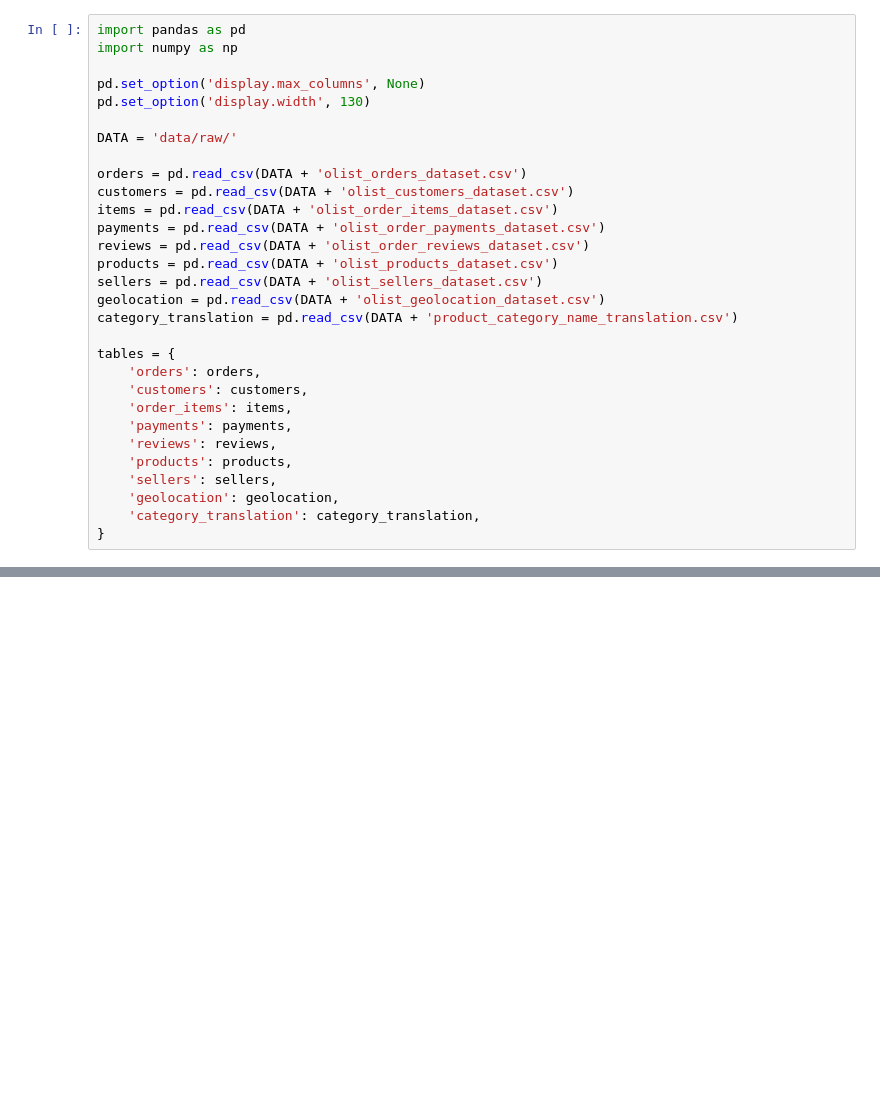
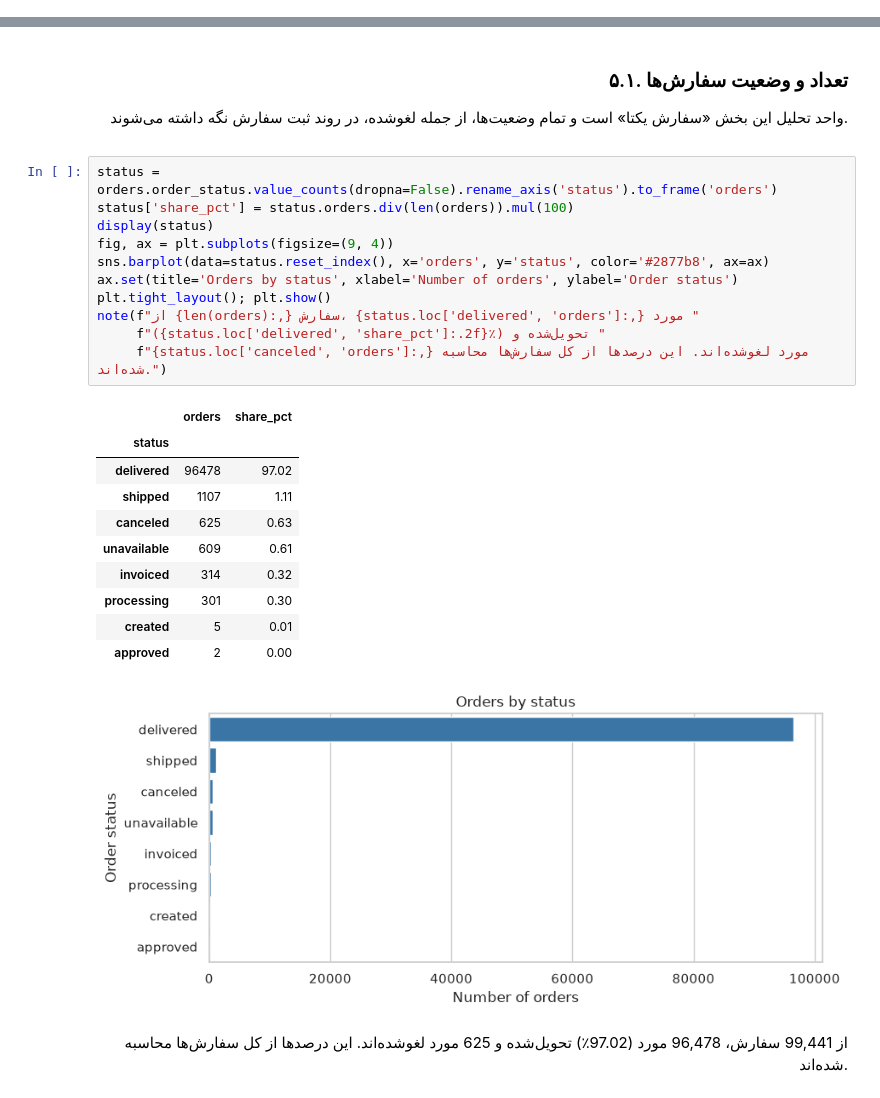
Before and after one commit to arashalidadi/olist-pro, a Jupyter notebook: olist_analysis.ipynb, the cells around one changed output, grey strips where cells are left out. Drawn from its saved outputs; the diff is of its cells as text; blank space fills up the shorter version.

Commit message:
Complete Olist analysis notebook and management report

```diff
--- a/olist_analysis.ipynb
+++ b/olist_analysis.ipynb
@@ -44,30 +0,0 @@ Olist یک پلتفرم تجارت الکترونیک (Marketplace) در برز
-# %%
-import pandas as pd
-import numpy as np
-
-pd.set_option('display.max_columns', None)
-pd.set_option('display.width', 130)
-
-DATA = 'data/raw/'
-
-orders = pd.read_csv(DATA + 'olist_orders_dataset.csv')
-customers = pd.read_csv(DATA + 'olist_customers_dataset.csv')
-items = pd.read_csv(DATA + 'olist_order_items_dataset.csv')
-payments = pd.read_csv(DATA + 'olist_order_payments_dataset.csv')
-reviews = pd.read_csv(DATA + 'olist_order_reviews_dataset.csv')
-products = pd.read_csv(DATA + 'olist_products_dataset.csv')
-sellers = pd.read_csv(DATA + 'olist_sellers_dataset.csv')
-geolocation = pd.read_csv(DATA + 'olist_geolocation_dataset.csv')
-category_translation = pd.read_csv(DATA + 'product_category_name_translation.csv')
-
-tables = {
-    'orders': orders,
-    'customers': customers,
-    'order_items': items,
-    'payments': payments,
-    'reviews': reviews,
-    'products': products,
-    'sellers': sellers,
-    'geolocation': geolocation,
-    'category_translation': category_translation,
-}
@@ -916,0 +622,32 @@ print(f'پوشش کد پستی فروشندگان در جدول جغرافیا:
+# %% [markdown]
+<div dir="rtl" align="right">
+
+### ۵.۱. تعداد و وضعیت سفارش‌ها
+
+واحد تحلیل این بخش «سفارش یکتا» است و تمام وضعیت‌ها، از جمله لغوشده، در روند ثبت سفارش نگه داشته می‌شوند.
+
+</div>
+# %%
+status = orders.order_status.value_counts(dropna=False).rename_axis('status').to_frame('orders')
+status['share_pct'] = status.orders.div(len(orders)).mul(100)
+display(status)
+fig, ax = plt.subplots(figsize=(9, 4))
+sns.barplot(data=status.reset_index(), x='orders', y='status', color='#2877b8', ax=ax)
+ax.set(title='Orders by status', xlabel='Number of orders', ylabel='Order status')
+plt.tight_layout(); plt.show()
+note(f"از {len(orders):,} سفارش، {status.loc['delivered', 'orders']:,} مورد "
+     f"({status.loc['delivered', 'share_pct']:.2f}٪) تحویل‌شده و "
+     f"{status.loc['canceled', 'orders']:,} مورد لغوشده‌اند. این درصدها از کل سفارش‌ها محاسبه شده‌اند.")
+# %% [output]
+|  | orders | share_pct |
+| status |  |  |
+| delivered | 96478 | 97.02 |
+| shipped | 1107 | 1.11 |
+| canceled | 625 | 0.63 |
+| unavailable | 609 | 0.61 |
+| invoiced | 314 | 0.32 |
+| processing | 301 | 0.30 |
+| created | 5 | 0.01 |
+| approved | 2 | 0.00 |
+[figure, added]
+<div dir="rtl" align="right">از 99,441 سفارش، 96,478 مورد (97.02٪) تحویل‌شده و 625 مورد لغوشده‌اند. این درصدها از کل سفارش‌ها محاسبه شده‌اند.</div>
```
Also changed, not shown: parts of 152 cells of this notebook, 1 other file.
